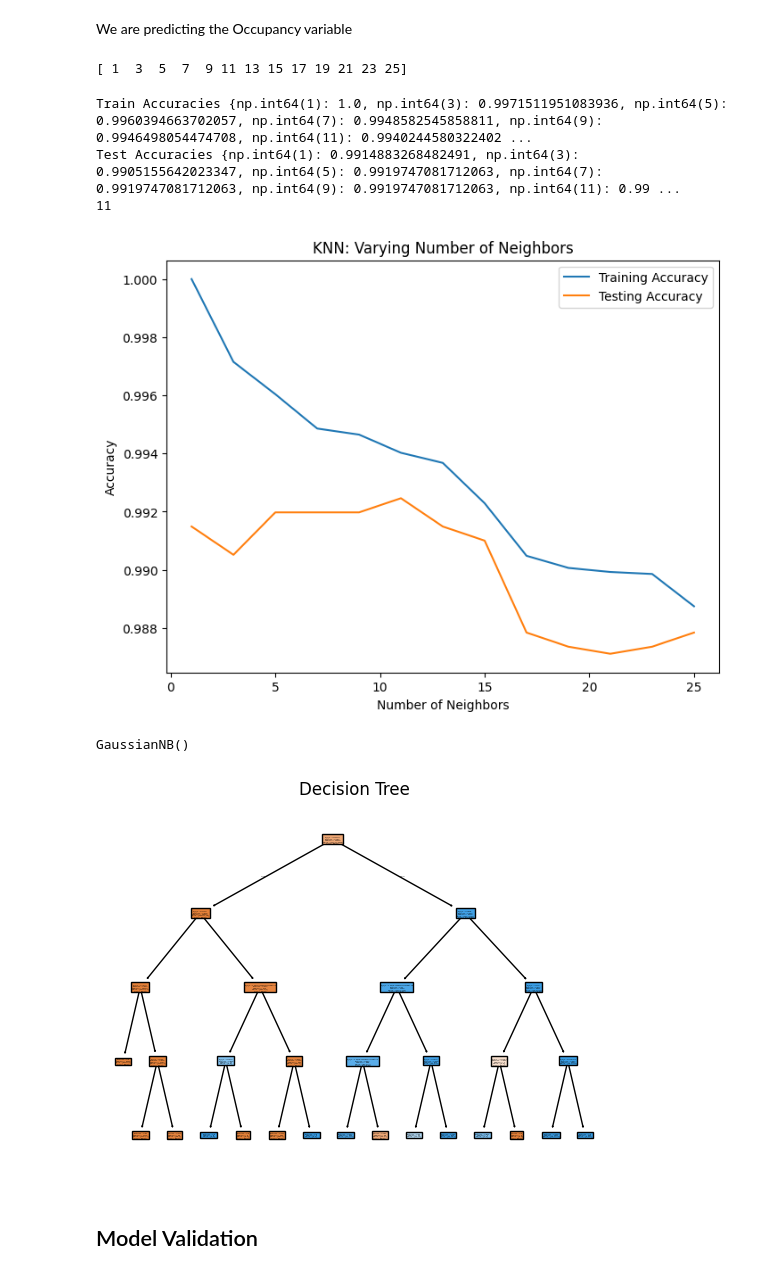
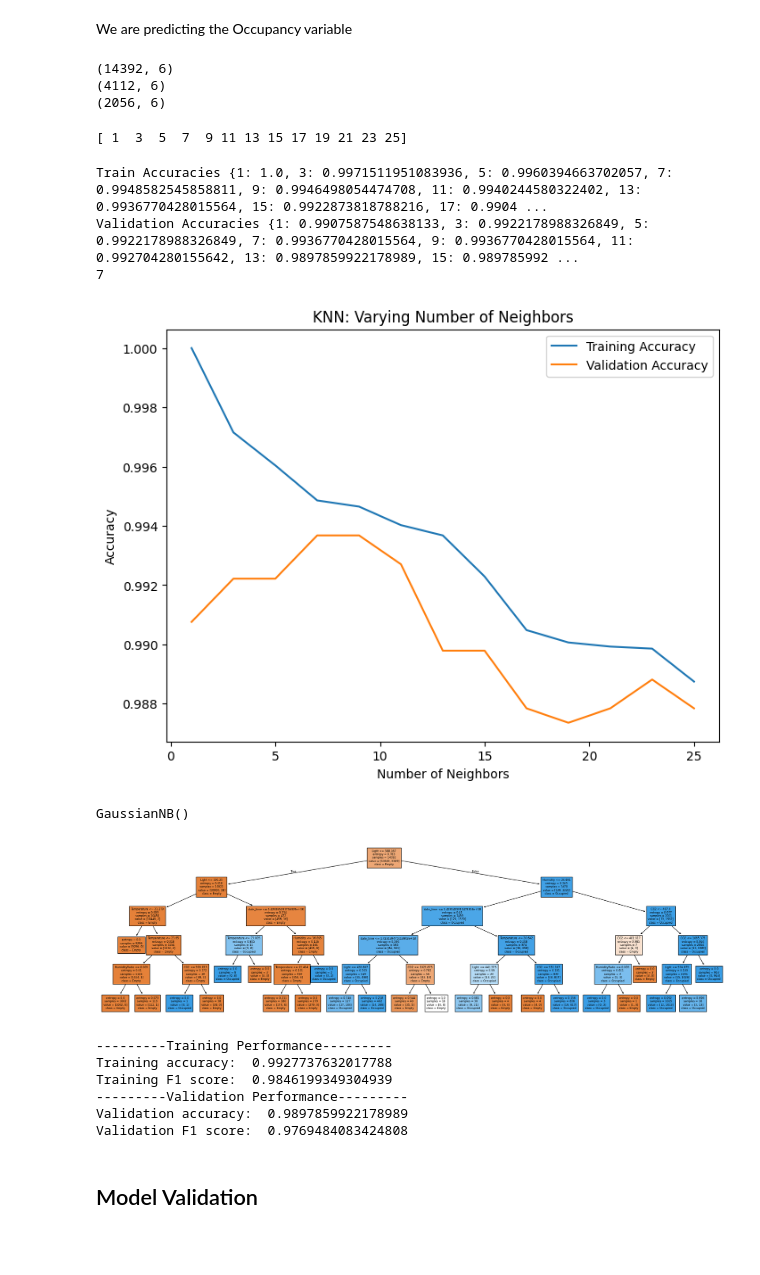
Before and after one commit to daynep02/IDSFinal, a Jupyter notebook: occupancyDetection.ipynb, the cells around one changed output. Saved outputs shown, nothing was run; the diff lists cells and outputs as text; code cells hidden in the pictures; blank space fills up the shorter version.

```diff
--- a/occupancyDetection.ipynb
+++ b/occupancyDetection.ipynb
@@ -13,11 +13,11 @@ import seaborn as sns
 np.random.seed(15789034)
 # %%
 # read in the three datasets provided
-data1 = pd.read_csv("data/datatest.csv", parse_dates=True)
+data1 = pd.read_csv("../data/raw/datatest.csv", parse_dates=True)
 
-data2 = pd.read_csv("data/datatest2.csv", parse_dates=True)
+data2 = pd.read_csv("../data/raw/datatest2.csv", parse_dates=True)
 
-data3 = pd.read_csv("data/datatraining.csv", parse_dates=True)
+data3 = pd.read_csv("../data/raw/datatraining.csv", parse_dates=True)
 
 print(f"{data1.shape}\n{data2.shape}\n{data3.shape}")
 # %% [output]
@@ -85,14 +87,22 @@ sns.scatterplot(x=data["date_time"], y=data["Light"], hue=data["Occupancy"])
 We are predicting the Occupancy variable
 # %%
 # Split data into test, train, and validation
-X = data.drop(["Occupancy", 'date'], axis=1).values
-y = data["Occupancy"].values
+X = data.drop(["Occupancy", 'date'], axis=1)
+y = data["Occupancy"]
+
+
 X_train, X_test, y_train, y_test = train_test_split(X, y, test_size=0.20, stratify=y)
 X_train, X_validate, y_train, y_validate = train_test_split(X_train, y_train, test_size=0.125)
+print(X_train.shape)
+print(X_test.shape)
+print(X_validate.shape)
+# %% [output]
+(14392, 6)
+(4112, 6)
+(2056, 6)
 # %%
 #Run KNN with neighbers in 1 - 25, odd
 train_accuracies = {}
-test_accuracies = {}
 val_accuracies = {}
 neighbors = np.arange(1,26, 2)
 print(neighbors)
@@ -100,28 +110,28 @@ for neighbor in neighbors:
     knn = KNeighborsClassifier(n_neighbors=neighbor)
     knn.fit(X_train, y_train)
     train_accuracies[neighbor] = knn.score(X_train, y_train)
-    test_accuracies[neighbor] = knn.score(X_test, y_test)
+    val_accuracies[neighbor] = knn.score(X_validate, y_validate)
 # %% [output]
 [ 1  3  5  7  9 11 13 15 17 19 21 23 25]
 # %%
-print(f"Train Accuracies {train_accuracies}\nTest Accuracies {test_accuracies}")
-optimal_neighbor = max(test_accuracies, key=test_accuracies.get)
+print(f"Train Accuracies {train_accuracies}\nValidation Accuracies {val_accuracies}")
+optimal_neighbor = max(val_accuracies, key=val_accuracies.get)
 print(optimal_neighbor)
 best_knn = KNeighborsClassifier(n_neighbors=optimal_neighbor)
 best_knn.fit(X_train, y_train)
 plt.figure(figsize=(8, 6))
 plt.title("KNN: Varying Number of Neighbors")
 plt.plot(neighbors, train_accuracies.values(), label="Training Accuracy")
-plt.plot(neighbors, test_accuracies.values(), label="Testing Accuracy")
+plt.plot(neighbors, val_accuracies.values(), label="Validation Accuracy")
 plt.legend()
 plt.xlabel("Number of Neighbors")
 plt.ylabel("Accuracy")
 plt.show()
 # %% [output]
-Train Accuracies {np.int64(1): 1.0, np.int64(3): 0.9971511951083936, np.int64(5): 0.9960394663702057, np.int64(7): 0.9948582545858811, np.int64(9): 0.9946498054474708, np.int64(11): 0.9940244580322402 ...
-Test Accuracies {np.int64(1): 0.9914883268482491, np.int64(3): 0.9905155642023347, np.int64(5): 0.9919747081712063, np.int64(7): 0.9919747081712063, np.int64(9): 0.9919747081712063, np.int64(11): 0.99 ...
-11
+Train Accuracies {1: 1.0, 3: 0.9971511951083936, 5: 0.9960394663702057, 7: 0.9948582545858811, 9: 0.9946498054474708, 11: 0.9940244580322402, 13: 0.9936770428015564, 15: 0.9922873818788216, 17: 0.9904 ...
+Validation Accuracies {1: 0.9907587548638133, 3: 0.9922178988326849, 5: 0.9922178988326849, 7: 0.9936770428015564, 9: 0.9936770428015564, 11: 0.992704280155642, 13: 0.9897859922178989, 15: 0.989785992 ...
+7
-[figure, old version]
+[figure, new version]
 # %%
 # Gaussian Naive Bayes
 naive_bayes_model = GaussianNB()
@@ -131,15 +141,43 @@ naive_bayes_model.fit(X_train, y_train)
 GaussianNB()
 # %%
 #Decision Tree
-depth_limit = 4
+depth_limit = 5
+features = ["Temperature","Humidity","Light","CO2","HumidityRatio", "date_time"]
 decision_tree = DecisionTreeClassifier(criterion="entropy", max_depth=depth_limit)
-decision_tree.fit(X_train, y_train)
-plt.figure()
-plot_tree(decision_tree=decision_tree, filled=True, class_names=["Empty", "Occupied"])
-plt.title(f'Decision Tree')
+decision_tree.fit(X_train[features], y_train)
+plt.figure(figsize=[25,7])
+plot_tree(decision_tree=decision_tree, filled=True, class_names=["Empty", "Occupied"], feature_names=features, fontsize=6)
 plt.show()
 # %% [output]
-[figure, old version]
+[figure, new version]
+# %%
+# Predict on the train data
+y_pred_train = decision_tree.predict(X_train[features])
+
+# Predict on the test data
+y_pred_validate = decision_tree.predict(X_validate[features])
+
+# Evaluate the model
+train_accuracy = accuracy_score(y_train, y_pred_train)
+train_f1 = f1_score(y_train, y_pred_train)
+
+validate_accuracy = accuracy_score(y_validate, y_pred_validate)
+test_f1 = f1_score(y_validate, y_pred_validate)
+
+print('---------Training Performance---------')
+print('Training accuracy: ', train_accuracy)
+print('Training F1 score: ', train_f1)
+
+print('---------Validation Performance---------')
+print('Validation accuracy: ', validate_accuracy)
+print('Validation F1 score: ', test_f1)
+# %% [output]
+---------Training Performance---------
+Training accuracy:  0.9927737632017788
+Training F1 score:  0.9846199349304939
+---------Validation Performance---------
+Validation accuracy:  0.9897859922178989
+Validation F1 score:  0.9769484083424808
 # %% [markdown]
 ## Model Validation
 # %%
```
Also changed, not shown: parts of 5 cells of this notebook.
